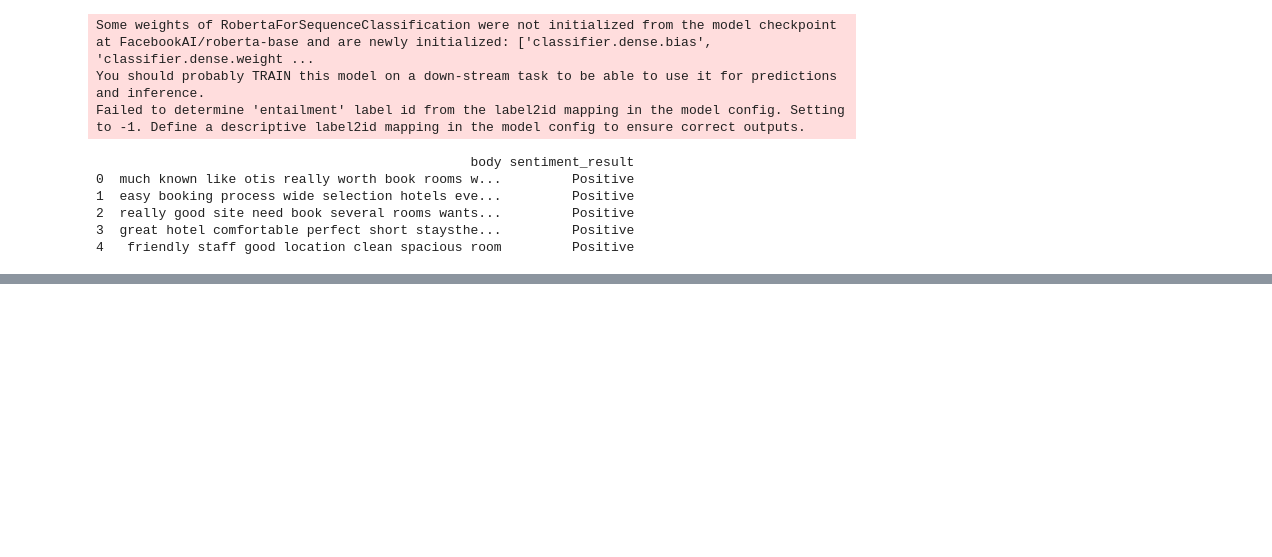
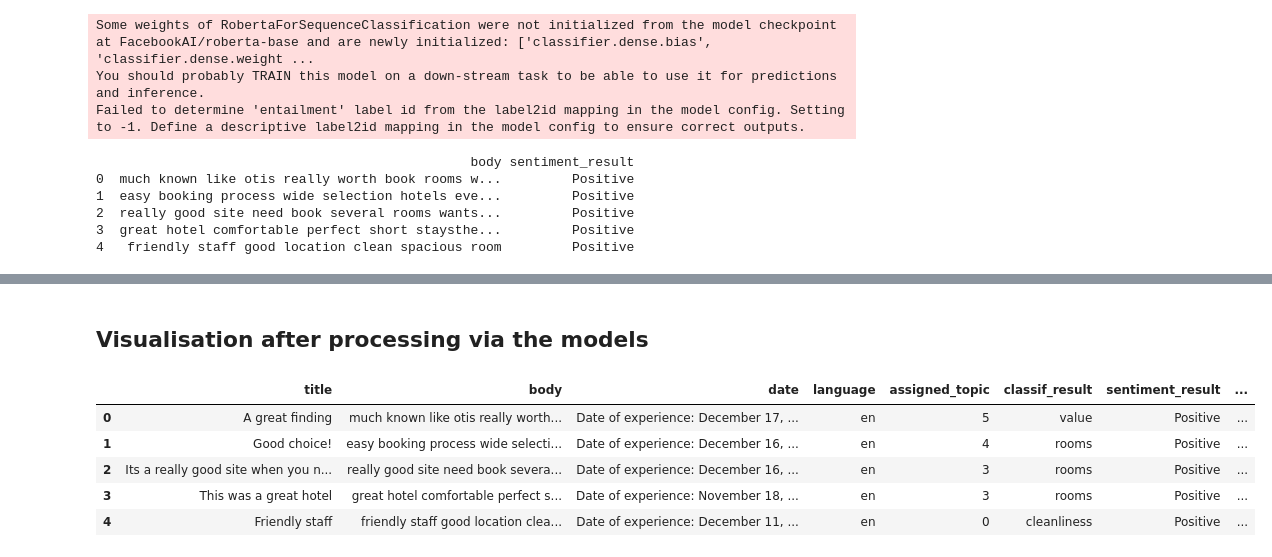
Before and after one commit to guillaumeesilv/Webscraping_project, a Jupyter notebook: classification.ipynb, the cells around one changed output, grey strips where cells are left out. Cells and saved outputs as stored; diff of their text form; code cells hidden in the pictures; blank space fills up the shorter version.

```diff
--- a/classification.ipynb
+++ b/classification.ipynb
@@ -292,0 +576,14 @@ df_combined.to_csv('./nlp_results/rev_topic_sentiment.csv',index=False)
+# %% [markdown]
+## Visualisation after processing via the models
+# %%
+import pandas as pd
+
+data = pd.read_csv("./nlp_results/rev_topic_sentiment_rating.csv")
+data.head()
+# %% [output]
+|  | title | body | date | language | assigned_topic | classif_result | sentiment_result | ... |
+| 0 | A great finding | much known like otis really worth... | Date of experience: December 17, ... | en | 5 | value | Positive | ... |
+| 1 | Good choice! | easy booking process wide selecti... | Date of experience: December 16, ... | en | 4 | rooms | Positive | ... |
+| 2 | Its a really good site when you n... | really good site need book severa... | Date of experience: December 16, ... | en | 3 | rooms | Positive | ... |
+| 3 | This was a great hotel | great hotel comfortable perfect s... | Date of experience: November 18, ... | en | 3 | rooms | Positive | ... |
+| 4 | Friendly staff | friendly staff good location clea... | Date of experience: December 11, ... | en | 0 | cleanliness | Positive | ... |
```
Also changed, not shown: parts of 33 cells of this notebook, 9 other files.
